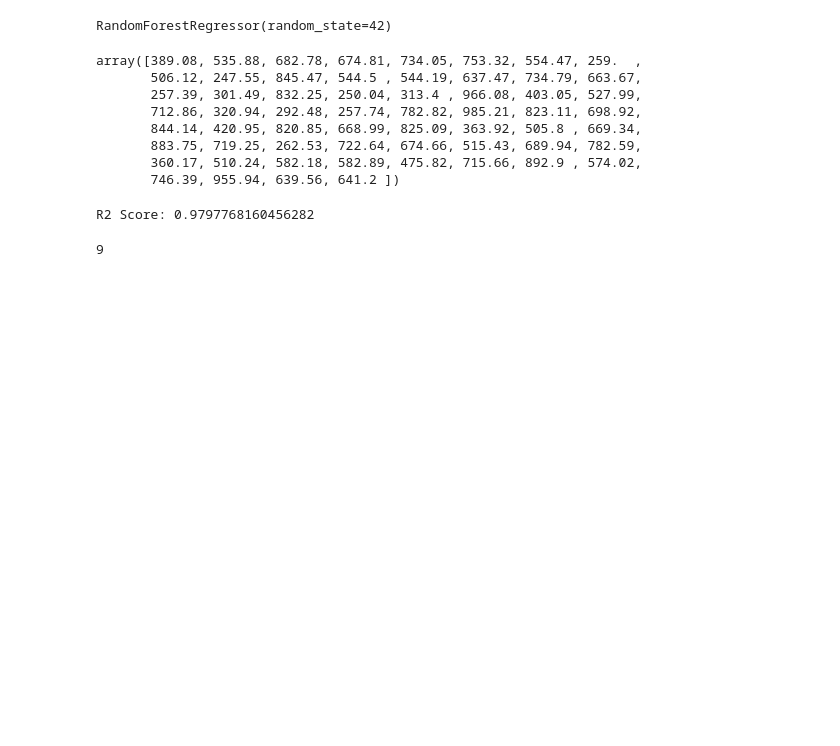
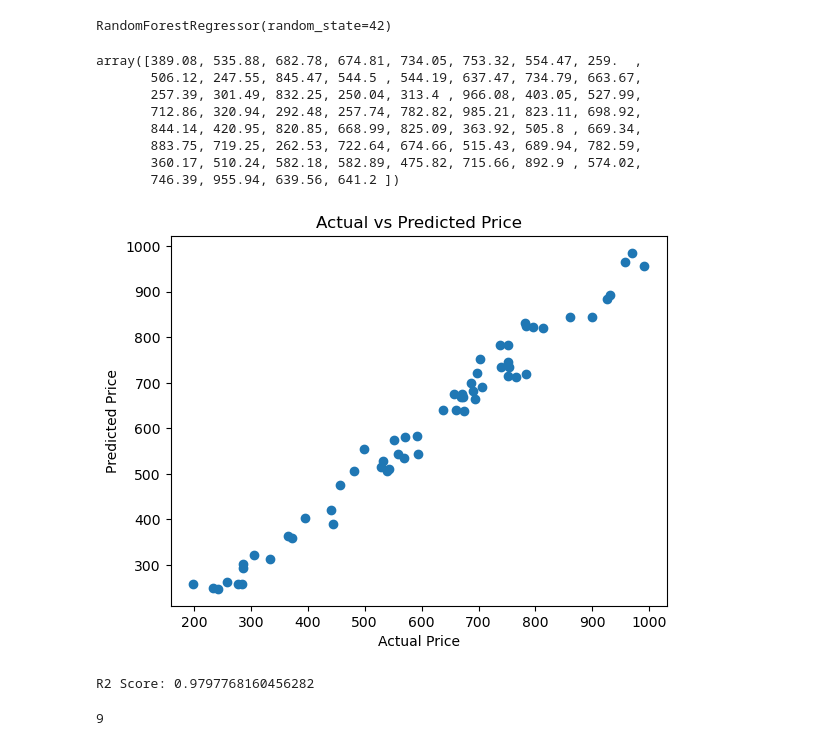
Before and after one commit to Najia1809/Flight-price-prediction, a Jupyter notebook: model.ipynb, the cells around one changed output. Cells and saved outputs as stored; diff of their text form; code cells hidden in the pictures; blank space fills up the shorter version.

```diff
--- a/model.ipynb
+++ b/model.ipynb
@@ -254,6 +296,15 @@ array([389.08, 535.88, 682.78, 674.81, 734.05, 753.32, 554.47, 259.  ,
        883.75, 719.25, 262.53, 722.64, 674.66, 515.43, 689.94, 782.59,
        360.17, 510.24, 582.18, 582.89, 475.82, 715.66, 892.9 , 574.02,
        746.39, 955.94, 639.56, 641.2 ])
+# %%
+plt.figure()
+plt.scatter(test_Y, y_pred)
+plt.xlabel("Actual Price")
+plt.ylabel("Predicted Price")
+plt.title("Actual vs Predicted Price")
+plt.show()
+# %% [output]
+[figure, added]
 # %%
 from sklearn.metrics import r2_score
 r2 = r2_score(test_Y, y_pred)
```
Also changed, not shown: parts of 5 cells of this notebook.
